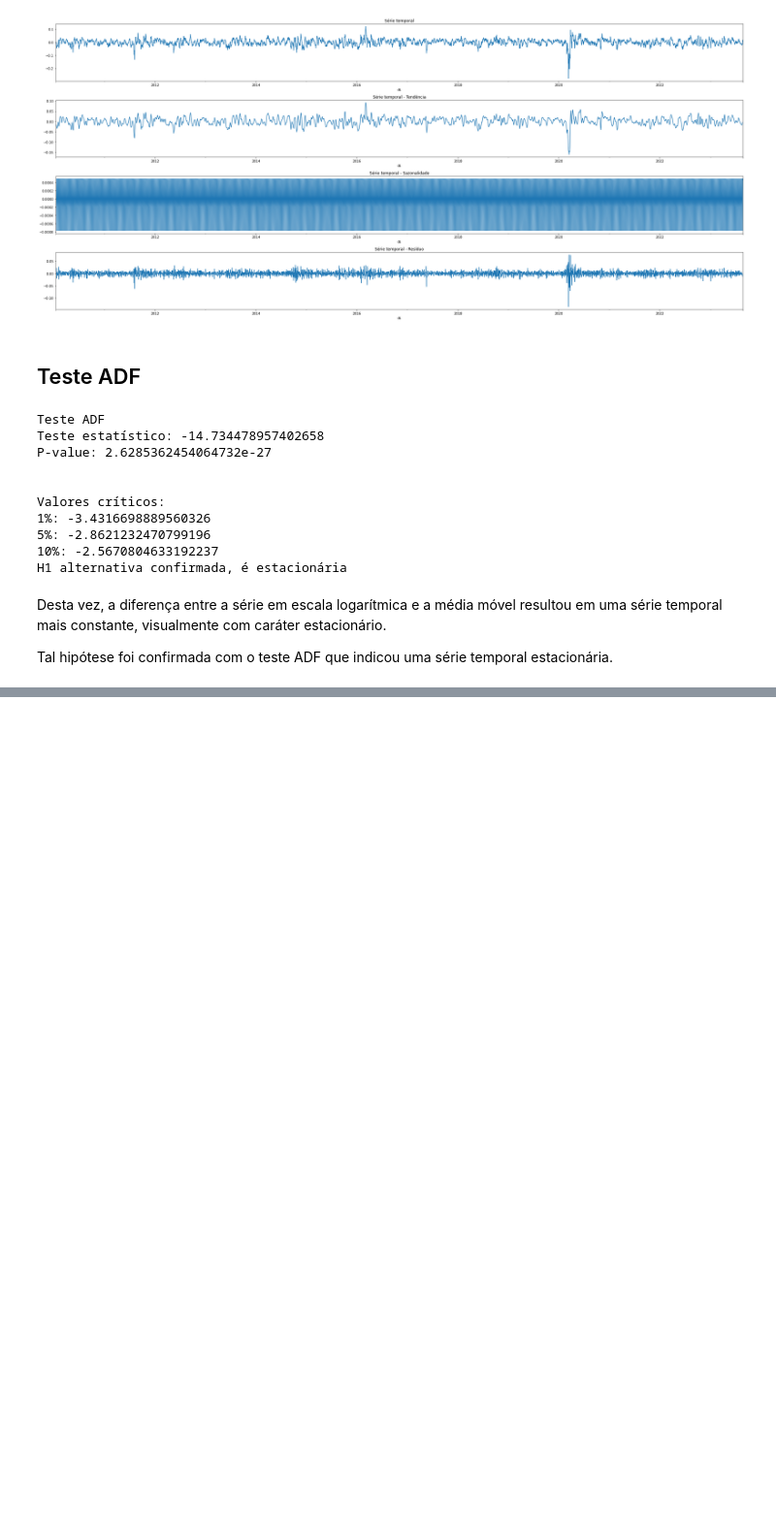
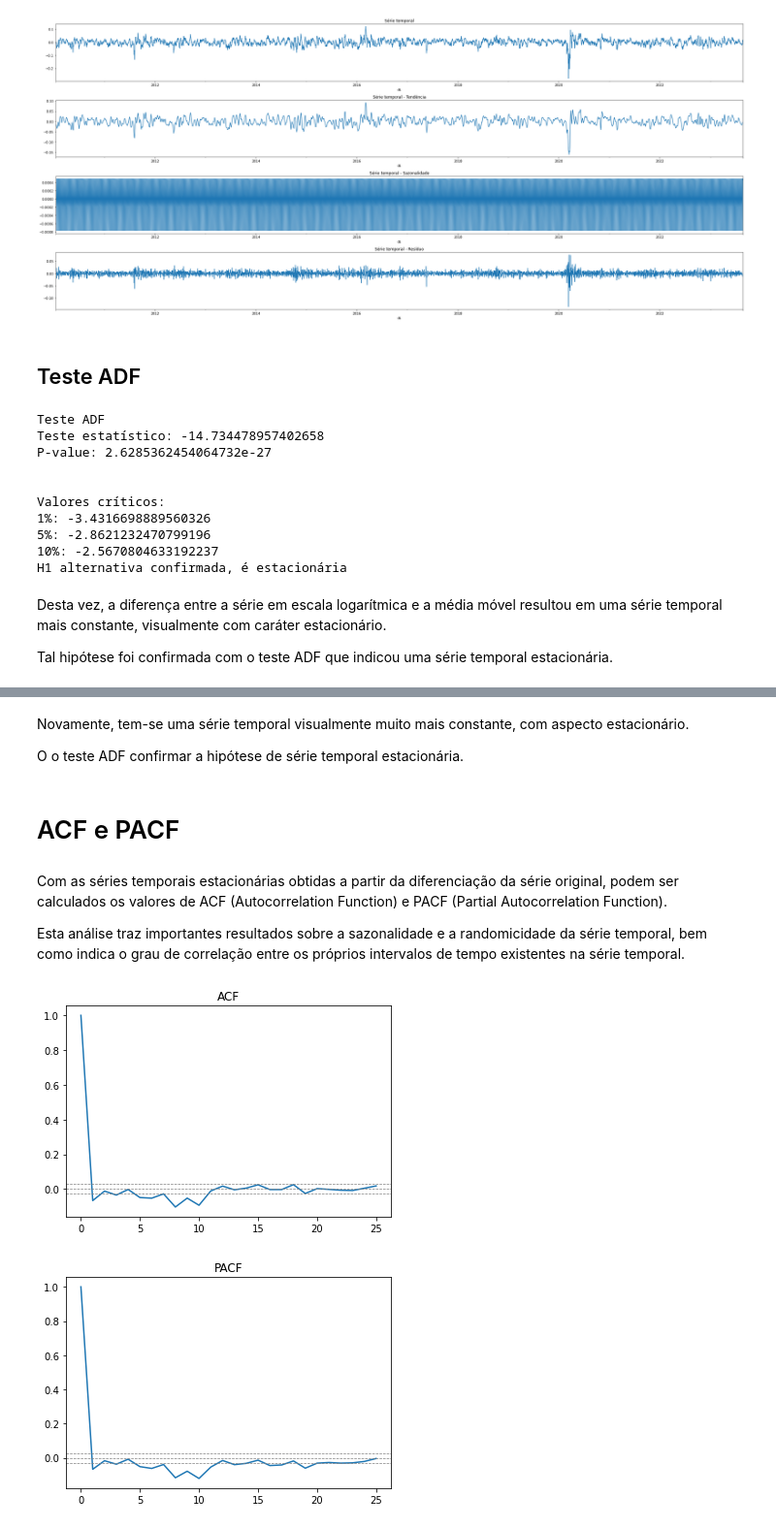
Before and after one commit to jackson-simionato/fase2_pos_tech, a Jupyter notebook: Fase2_Tech_Challenge/Fase2_Tech_Challenge.ipynb, the cells around one changed output, grey strips where cells are left out. Shown at 97% size. Cells and saved outputs as stored; diff of their text form; code cells hidden in the pictures; blank space fills up the shorter version.

```diff
--- a/Fase2_Tech_Challenge/Fase2_Tech_Challenge.ipynb
+++ b/Fase2_Tech_Challenge/Fase2_Tech_Challenge.ipynb
@@ -692,0 +789,10 @@ Tal hipótese foi confirmada com o teste ADF que indicou uma série temporal est
+# %% [markdown]
+Novamente, tem-se uma série temporal visualmente muito mais constante, com aspecto estacionário.
+
+O o teste ADF confirmar a hipótese de série temporal estacionária.
+# %% [markdown]
+# ACF e PACF
+# %% [markdown]
+Com as séries temporais estacionárias obtidas a partir da diferenciação da série original, podem ser calculados os valores de ACF (Autocorrelation Function) e PACF (Partial Autocorrelation Function).
+
+Esta análise traz importantes resultados sobre a sazonalidade e a randomicidade da série temporal, bem como indica o grau de correlação entre os próprios intervalos de tempo existentes na série temporal.
@@ -692,0 +801,24 @@ Tal hipótese foi confirmada com o teste ADF que indicou uma série temporal est
+# %%
+lag_acf = acf(dados_diff.dropna(), nlags=25)
+lag_pacf = pacf(dados_diff.dropna(), nlags=25)
+# %%
+plt.plot(lag_acf)
+
+plt.axhline(y= -1.96/(np.sqrt((len(dados_diff) -1))), linestyle='--', color='gray',linewidth=0.7)
+plt.axhline(y=0, linestyle='--', color='gray',linewidth=0.7)
+plt.axhline(y= 1.96/(np.sqrt((len(dados_diff) -1))), linestyle='--', color='gray',linewidth=0.7)
+
+plt.title("ACF")
+plt.show()
+
+plt.plot(lag_pacf)
+
+plt.axhline(y= -1.96/(np.sqrt((len(dados_diff) -1))), linestyle='--', color='gray',linewidth=0.7)
+plt.axhline(y=0, linestyle='--', color='gray',linewidth=0.7)
+plt.axhline(y= 1.96/(np.sqrt((len(dados_diff) -1))), linestyle='--', color='gray',linewidth=0.7)
+
+plt.title("PACF")
+plt.show()
+# %% [output]
+[figure, added]
+[figure, added]
```
Also changed, not shown: parts of 12 cells of this notebook, 3 other files.
